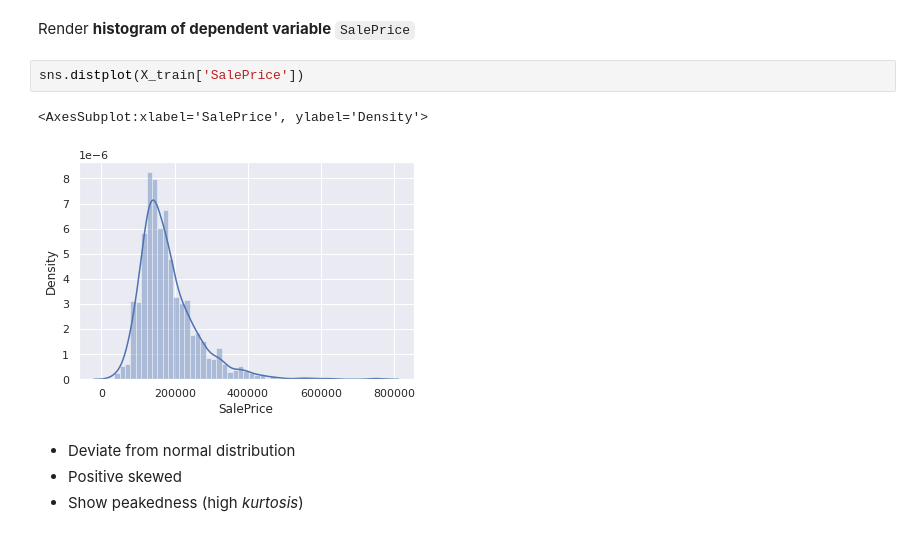
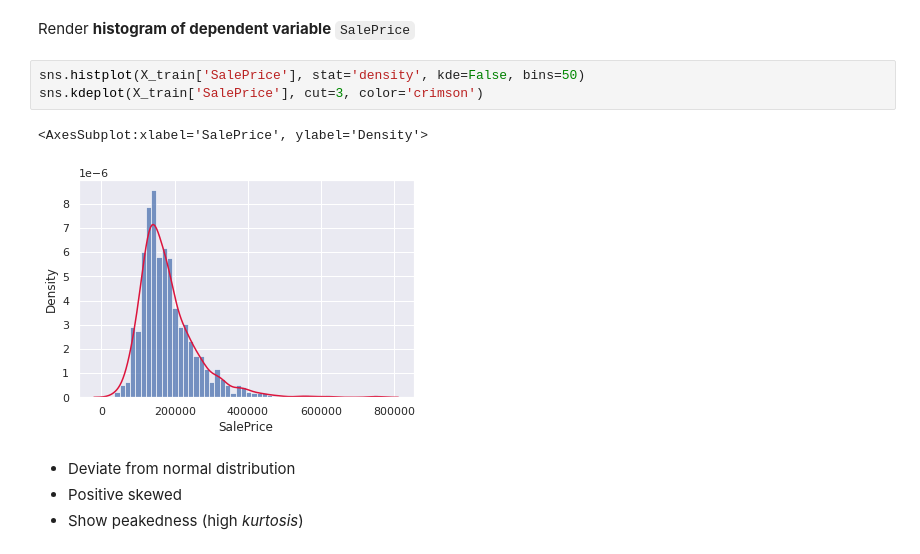
Before and after one commit to aig77/AmesHousing, a Jupyter notebook: ames.ipynb, the cells around one changed output. Cells and saved outputs as stored; diff of their text form.

```diff
--- a/ames.ipynb
+++ b/ames.ipynb
@@ -86,11 +86,12 @@ X_test = test_set.drop('Id', axis=1)
 ## 2. Analyzing Data
 # %% [markdown]
 Render **histogram of dependent variable** `SalePrice`
-# %%
-sns.distplot(X_train['SalePrice'])
-# %% [output]
-<AxesSubplot:xlabel='SalePrice', ylabel='Density'>
-[figure, removed]
+# %%
+sns.histplot(X_train['SalePrice'], stat='density', kde=False, bins=50)
+sns.kdeplot(X_train['SalePrice'], cut=3, color='crimson')
+# %% [output]
+<AxesSubplot:xlabel='SalePrice', ylabel='Density'>
+[figure, added]
 # %% [markdown]
 - Deviate from normal distribution
 - Positive skewed
```
Also changed, not shown: parts of 47 cells of this notebook, 3 other files.
